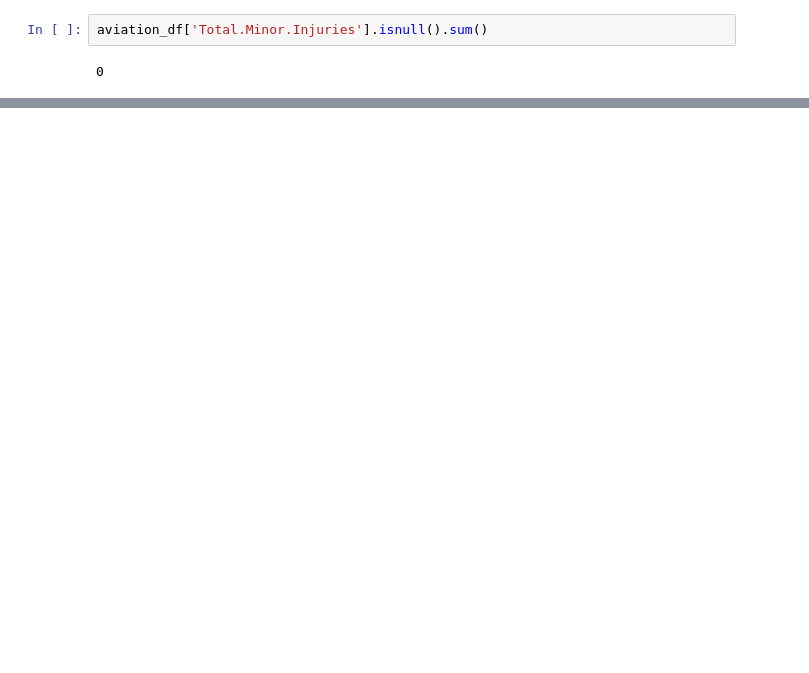
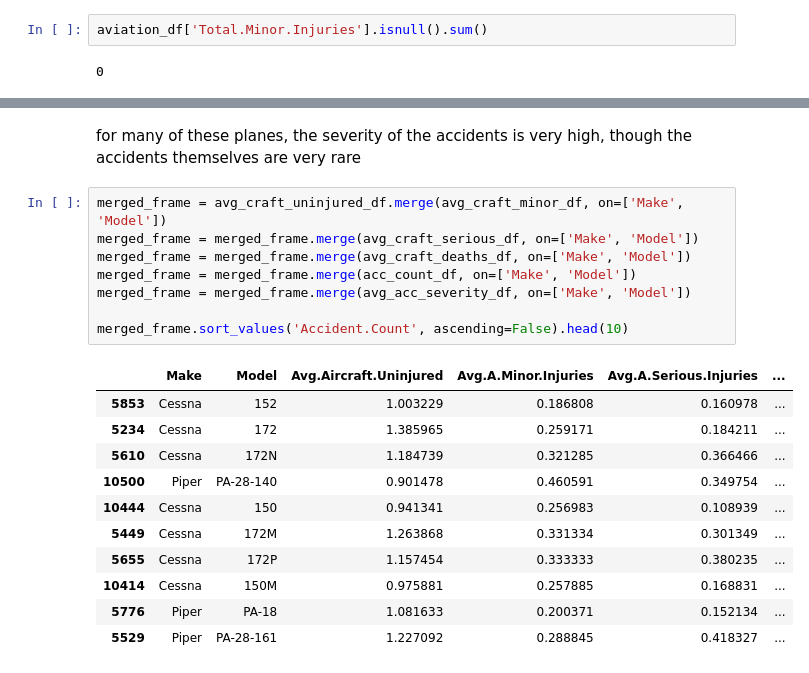
Before and after one commit to justmawi-dot/phaseONEproject, a Jupyter notebook: student.ipynb, the cells around one changed output, grey strips where cells are left out. Drawn from its saved outputs; the diff is of its cells as text; blank space fills up the shorter version.

```diff
--- a/student.ipynb
+++ b/student.ipynb
@@ -190,0 +311,22 @@ aviation_df.iloc[0:20, [14,15,27,31]]
+# %% [markdown]
+for many of these planes, the severity of the accidents is very high, though the accidents themselves are very rare
+# %%
+merged_frame = avg_craft_uninjured_df.merge(avg_craft_minor_df, on=['Make', 'Model'])
+merged_frame = merged_frame.merge(avg_craft_serious_df, on=['Make', 'Model'])
+merged_frame = merged_frame.merge(avg_craft_deaths_df, on=['Make', 'Model'])
+merged_frame = merged_frame.merge(acc_count_df, on=['Make', 'Model'])
+merged_frame = merged_frame.merge(avg_acc_severity_df, on=['Make', 'Model'])
+
+merged_frame.sort_values('Accident.Count', ascending=False).head(10)
+# %% [output]
+|  | Make | Model | Avg.Aircraft.Uninjured | Avg.A.Minor.Injuries | Avg.A.Serious.Injuries | ... |
+| 5853 | Cessna | 152 | 1.003229 | 0.186808 | 0.160978 | ... |
+| 5234 | Cessna | 172 | 1.385965 | 0.259171 | 0.184211 | ... |
+| 5610 | Cessna | 172N | 1.184739 | 0.321285 | 0.366466 | ... |
+| 10500 | Piper | PA-28-140 | 0.901478 | 0.460591 | 0.349754 | ... |
+| 10444 | Cessna | 150 | 0.941341 | 0.256983 | 0.108939 | ... |
+| 5449 | Cessna | 172M | 1.263868 | 0.331334 | 0.301349 | ... |
+| 5655 | Cessna | 172P | 1.157454 | 0.333333 | 0.380235 | ... |
+| 10414 | Cessna | 150M | 0.975881 | 0.257885 | 0.168831 | ... |
+| 5776 | Piper | PA-18 | 1.081633 | 0.200371 | 0.152134 | ... |
+| 5529 | Piper | PA-28-161 | 1.227092 | 0.288845 | 0.418327 | ... |
```
Also changed, not shown: parts of 37 cells of this notebook.
